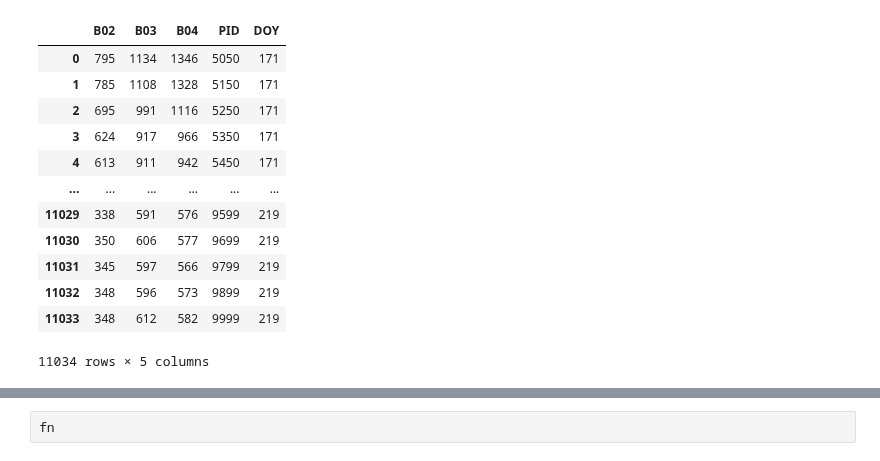
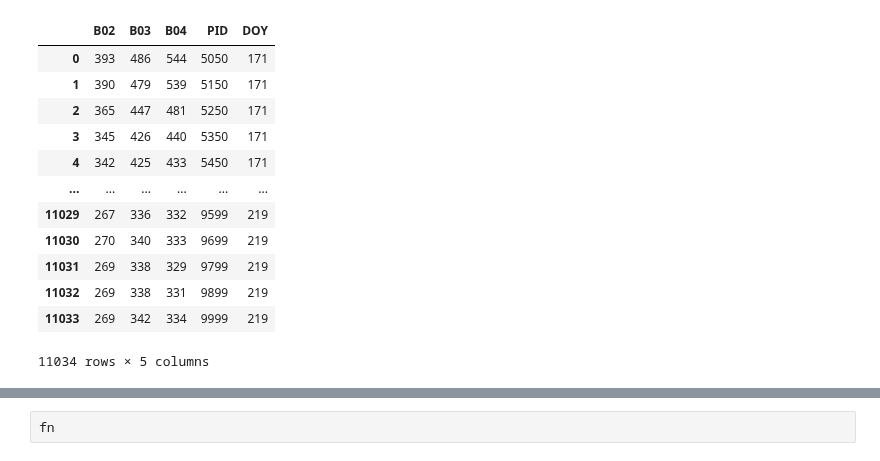
Before and after one commit to koyacolab/aispace, a Jupyter notebook: ai.ipynb, the cells around one changed output, grey strips where cells are left out. Drawn from its saved outputs; the diff is of its cells as text; code cells hidden in the pictures.

```diff
--- a/ai.ipynb
+++ b/ai.ipynb
@@ -151,10 +151,12 @@ print(current_directory)
 
 print(f'NumPy version:{np.__version__}')
 np.float = float # 'float32' # float
-table_dtype = int  # np.float  # 'int64'   # np.float  #'float32'
+table_dtype = np.float  # 'int64'   # np.float  #'float32'
 print(table_dtype)
 
 hls_data = HLSDataSet(table_dtype = table_dtype)
+
+hls_data._REFLECTANCE(round=3)
 
 #### clip 50x50 subdataset
 hls_data.clip_dataset(x1=50.0, y1=50.0, x2=100.0, y2=100.0)
@@ -230,44 +232,49 @@ PIDs is  9999
 train_columns_list = ['B02', 'B03', 'B04', 'PID', 'DOY']
 # train_columns_list = ['B02', 'B03', 'B04', 'X', 'Y', 'DOY']
 # train_columns_list = ['B03', 'PID', 'DOY']
 data = train_data[train_columns_list].copy()
+
+data['B02'] = data['B02'] * 1000
+data['B03'] = data['B03'] * 1000
+data['B04'] = data['B04'] * 1000
+data = data.astype(int)
 
 display(data)
 
 # # Create a new DataFrame with four columns
 # data = data.melt(id_vars=['PID', 'DOY'], value_vars=['B02', 'B03', 'B04'],
 #                     var_name='BNAME', value_name='BAND')
 
 # data['BNAME'] = data['BNAME'].astype(str)
 # #############################################################
 
 # # Get only trainable columns ###########################
 # train_columns_list = ['DOY', 'PID', 'BNAME', 'BAND']
 
 # data = data[train_columns_list].copy()
 
 # # data = data.astype(table_dtype)
 # print(data.dtypes.tolist())
 # # Reset the index to remove it
 # data = data.reset_index(drop=True)
 # # train_data.columns = final_columns_list
 # print(f'Code data 4 trainable is for {train_columns_list}')
 # display(data)
 
 # print('Ready for train...')
 # %% [output]
 |  | B02 | B03 | B04 | PID | DOY |
-| 0 | 795 | 1134 | 1346 | 5050 | 171 |
-| 1 | 785 | 1108 | 1328 | 5150 | 171 |
-| 2 | 695 | 991 | 1116 | 5250 | 171 |
-| 3 | 624 | 917 | 966 | 5350 | 171 |
-| 4 | 613 | 911 | 942 | 5450 | 171 |
+| 0 | 393 | 486 | 544 | 5050 | 171 |
+| 1 | 390 | 479 | 539 | 5150 | 171 |
+| 2 | 365 | 447 | 481 | 5250 | 171 |
+| 3 | 345 | 426 | 440 | 5350 | 171 |
+| 4 | 342 | 425 | 433 | 5450 | 171 |
 | ... | ... | ... | ... | ... | ... |
-| 11029 | 338 | 591 | 576 | 9599 | 219 |
-| 11030 | 350 | 606 | 577 | 9699 | 219 |
-| 11031 | 345 | 597 | 566 | 9799 | 219 |
-| 11032 | 348 | 596 | 573 | 9899 | 219 |
-| 11033 | 348 | 612 | 582 | 9999 | 219 |
+| 11029 | 267 | 336 | 332 | 9599 | 219 |
+| 11030 | 270 | 340 | 333 | 9699 | 219 |
+| 11031 | 269 | 338 | 329 | 9799 | 219 |
+| 11032 | 269 | 338 | 331 | 9899 | 219 |
+| 11033 | 269 | 342 | 334 | 9999 | 219 |
 11034 rows × 5 columns
 # %%
 # #### TRAIN TOKENIZER FOR HLS DATA ################################################
```
Also changed, not shown: parts of 3 cells of this notebook, 2 other files.
